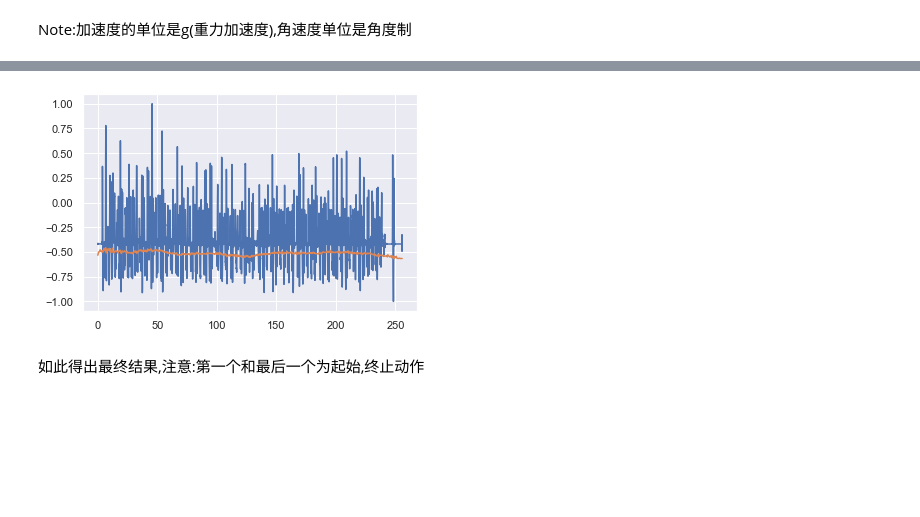
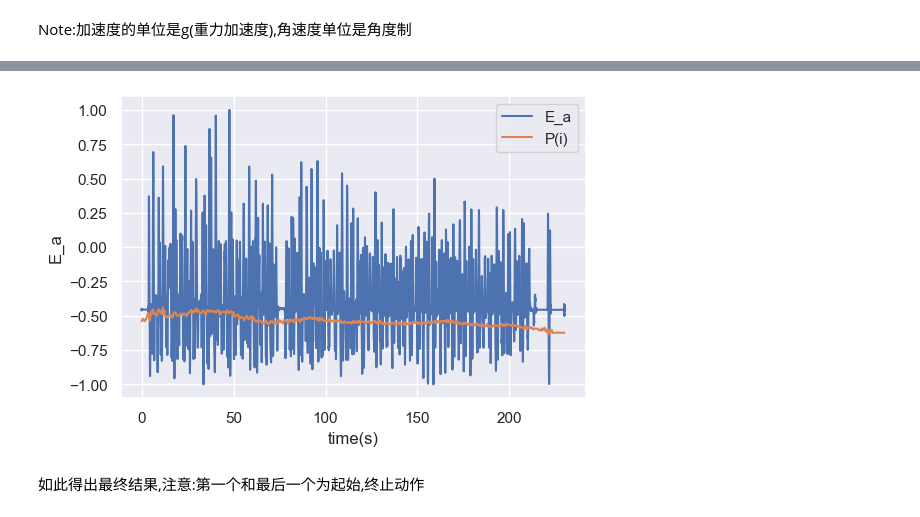
Before and after one commit to hapesc/HITsz-Mathematical-Modeling-Match-A, a Jupyter notebook: solution_threshold.ipynb, the cells around one changed output, grey strips where cells are left out. Cells and saved outputs as stored; diff of their text form; code cells hidden in the pictures; blank space fills up the shorter version.

```diff
--- a/solution_threshold.ipynb
+++ b/solution_threshold.ipynb
@@ -8,9 +8,9 @@ import featuretools as ft
 # %% [markdown]
 Note:加速度的单位是g(重力加速度),角速度单位是角度制
 # %%
-raw_data=pd.read_csv('meta_data/Data2.csv')
+raw_data=pd.read_csv('meta_data/Data1.csv')
 label_1=pd.read_csv('meta_data/Label_of_Data1.csv')
-raw_data_M=np.array(raw_data)
+raw_data_M=np.array(raw_data.iloc[:,:-2])
 # i_s=(raw_data.iloc[:,-1]==1)    #raw_data中start/end action的连续index
 # i_g=(raw_data.iloc[:,-2]==1)    #raw_data中过渡动作的连续index
 # i_a=(label_1.iloc[:,0]>='0')    #手势动作的起点,终点index
@@ -129,12 +135,16 @@ t_point2=pd.Series(t_point)
 t_point2.to_csv('t_point2.csv')
 # %%
 sns.set()
+plt.figure(dpi=100)
 plt.plot(Time,E_acc)
 plt.plot(Time,flip)
+plt.xlabel('time(s)')
+plt.ylabel('E_a')
+plt.legend(('E_a','P(i)'))
 
-plt.show()
+plt.savefig('threshold.svg')
 # %% [output]
-[figure, old version]
+[figure, new version]
 # %%
 g_point1=pd.read_csv('g_point1.csv')
 t_point1=pd.read_csv('t_point1.csv')
```
Also changed, not shown: parts of 5 cells of this notebook, 5 other files.
